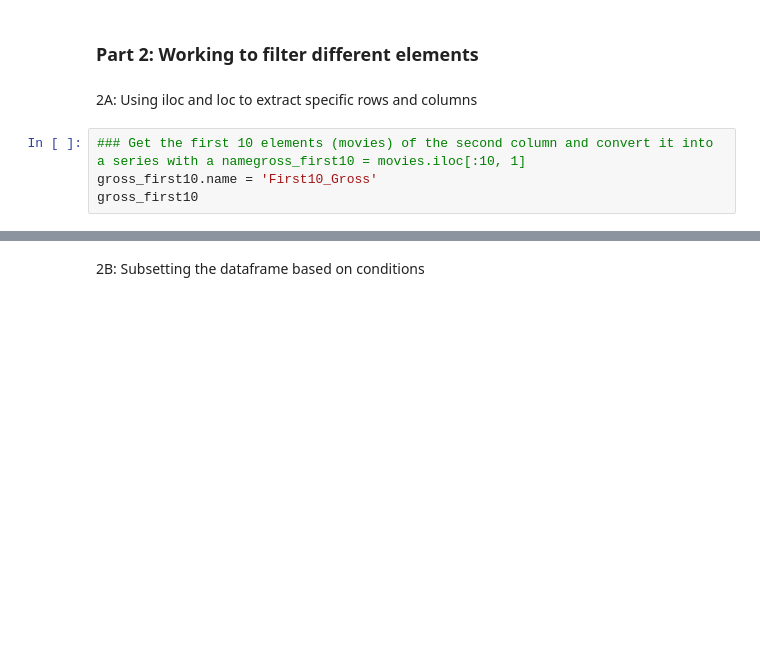
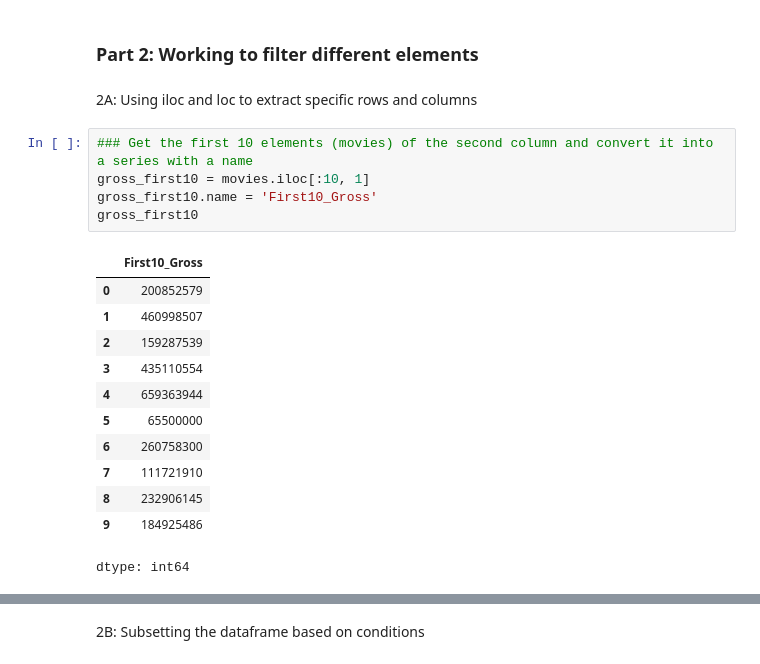
Before and after one commit to noahmckenna-coder/CS22B_SP26_datafiles, a Jupyter notebook: M05_HW05_data_explore.ipynb, the cells around one changed output, grey strips where cells are left out. Cells and saved outputs as stored; diff of their text form; blank space fills up the shorter version.

```diff
--- a/M05_HW05_data_explore.ipynb
+++ b/M05_HW05_data_explore.ipynb
@@ -37,7 +64,21 @@ Use the info() method to get a quick description of the dataframe
 # %% [markdown]
 2A: Using iloc and loc to extract specific rows and columns
 # %%
-### Get the first 10 elements (movies) of the second column and convert it into a series with a namegross_first10 = movies.iloc[:10, 1]
+### Get the first 10 elements (movies) of the second column and convert it into a series with a name
+gross_first10 = movies.iloc[:10, 1]
 gross_first10.name = 'First10_Gross'
 gross_first10
+# %% [output]
+|  | First10_Gross |
+| 0 | 200852579 |
+| 1 | 460998507 |
+| 2 | 159287539 |
+| 3 | 435110554 |
+| 4 | 659363944 |
+| 5 | 65500000 |
+| 6 | 260758300 |
+| 7 | 111721910 |
+| 8 | 232906145 |
+| 9 | 184925486 |
+dtype: int64
 # %%
```
Also changed, not shown: parts of 12 cells of this notebook.
